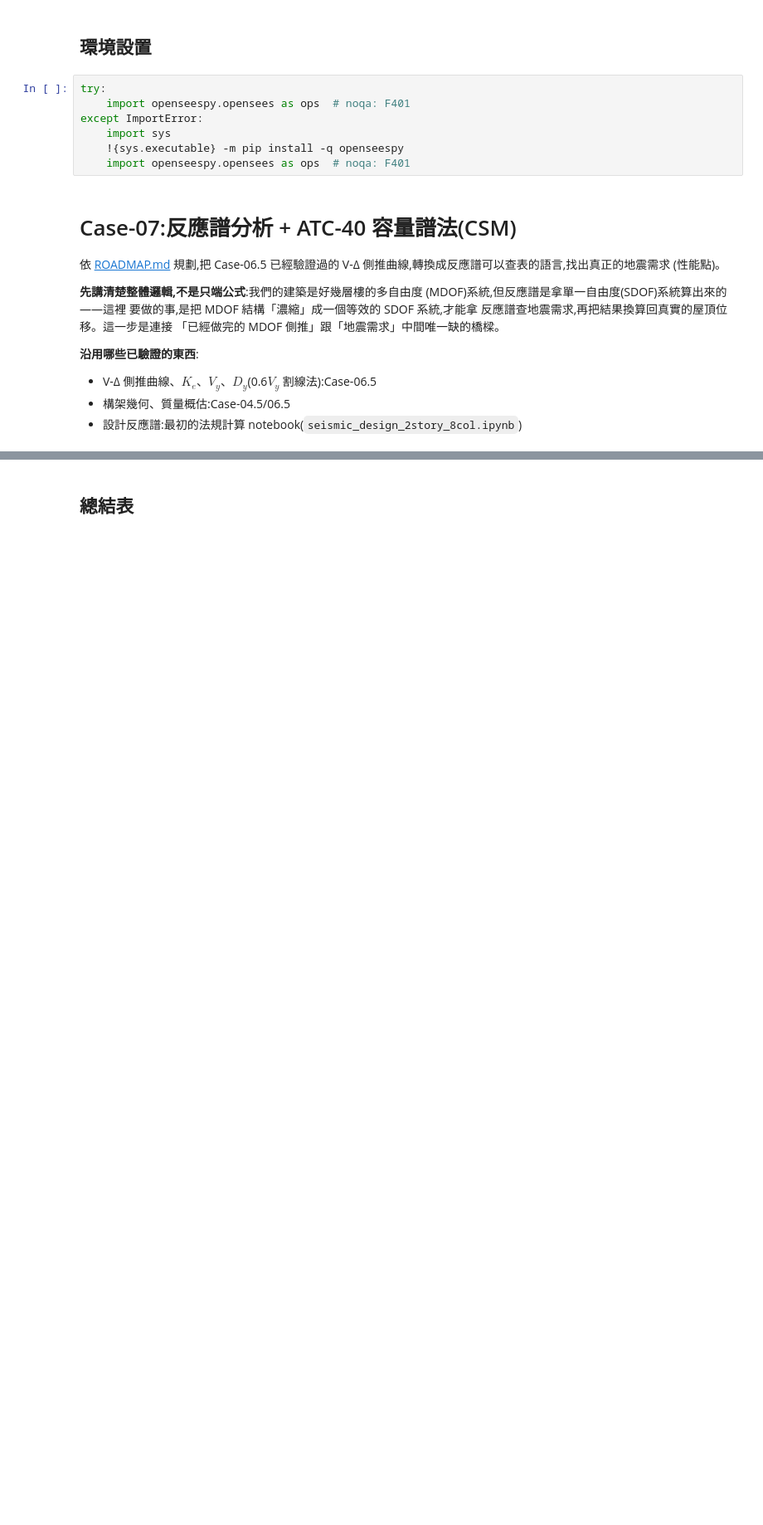
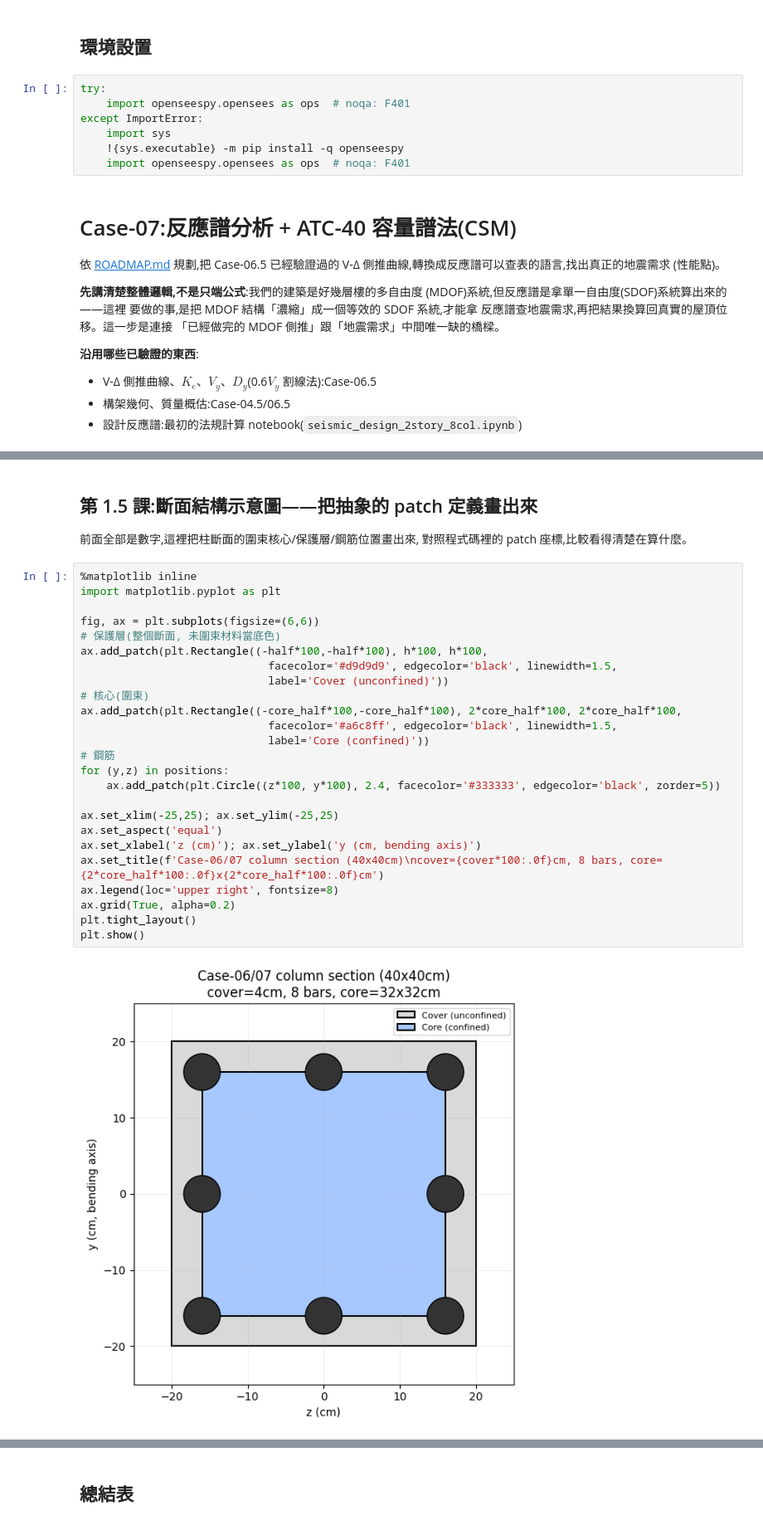
Before and after one commit to zhixiu0223/taiwan-seismic-code-calc, a Jupyter notebook: notebooks/case07_response_spectrum_atc40.ipynb, the cells around one changed output, grey strips where cells are left out. Shown at 83% size. Drawn from its saved outputs; the diff is of its cells as text; blank space fills up the shorter version.

```diff
--- a/notebooks/case07_response_spectrum_atc40.ipynb
+++ b/notebooks/case07_response_spectrum_atc40.ipynb
@@ -26,0 +152,32 @@ V-Δ 側推曲線,轉換成反應譜可以查表的語言,找出真正的地震
+# %% [markdown]
+## 第 1.5 課:斷面結構示意圖——把抽象的 patch 定義畫出來
+
+前面全部是數字,這裡把柱斷面的圍束核心/保護層/鋼筋位置畫出來,
+對照程式碼裡的 patch 座標,比較看得清楚在算什麼。
+# %%
+%matplotlib inline
+import matplotlib.pyplot as plt
+
+fig, ax = plt.subplots(figsize=(6,6))
+# 保護層(整個斷面, 未圍束材料當底色)
+ax.add_patch(plt.Rectangle((-half*100,-half*100), h*100, h*100,
+                             facecolor='#d9d9d9', edgecolor='black', linewidth=1.5,
+                             label='Cover (unconfined)'))
+# 核心(圍束)
+ax.add_patch(plt.Rectangle((-core_half*100,-core_half*100), 2*core_half*100, 2*core_half*100,
+                             facecolor='#a6c8ff', edgecolor='black', linewidth=1.5,
+                             label='Core (confined)'))
+# 鋼筋
+for (y,z) in positions:
+    ax.add_patch(plt.Circle((z*100, y*100), 2.4, facecolor='#333333', edgecolor='black', zorder=5))
+
+ax.set_xlim(-25,25); ax.set_ylim(-25,25)
+ax.set_aspect('equal')
+ax.set_xlabel('z (cm)'); ax.set_ylabel('y (cm, bending axis)')
+ax.set_title(f'Case-06/07 column section (40x40cm)\ncover={cover*100:.0f}cm, 8 bars, core={2*core_half*100:.0f}x{2*core_half*100:.0f}cm')
+ax.legend(loc='upper right', fontsize=8)
+ax.grid(True, alpha=0.2)
+plt.tight_layout()
+plt.show()
+# %% [output]
+[figure, added]
```
Also changed, not shown: parts of 16 cells of this notebook, 2 other files.
